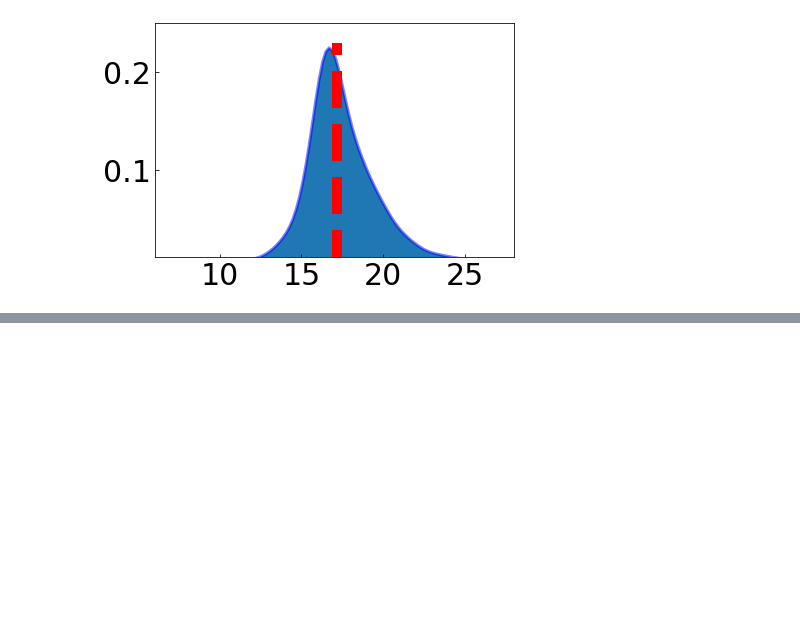
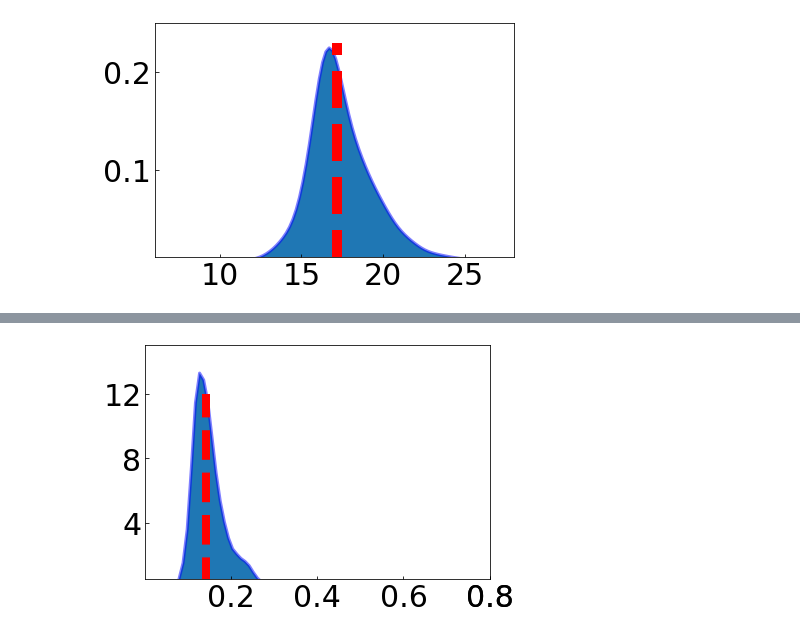
Before and after one commit to SpandanCh/H-MM1_extended_subsonic, a Jupyter notebook: make_figures.ipynb, the cells around one changed output, grey strips where cells are left out. Saved outputs shown, nothing was run; the diff lists cells and outputs as text; code cells hidden in the pictures; blank space fills up the shorter version.

```diff
--- a/make_figures.ipynb
+++ b/make_figures.ipynb
@@ -999,0 +1068,34 @@ fig.savefig(figs_dir + 'kde_distri_tk_broad.pdf')
+# %%
+x_grid = np.linspace(0.05, 1, 100)
+# %%
+kde_sig_narrow = gaussian_kde(sig_narrow_repr[np.isfinite(sig_narrow_repr)])
+kde_sig_broad = gaussian_kde(sig_broad_repr[np.isfinite(sig_broad_repr)])
+
+
+pdf_sig_narrow = kde_sig_narrow.evaluate(x_grid)
+pdf_sig_broad = kde_sig_broad.evaluate(x_grid)
+
+# eh = kde_w_weight(x_grid)
+# %%
+fig, ax = plt.subplots()
+
+ax.tick_params(axis='both', which='major', labelsize=30)
+
+
+ax.plot(x_grid, pdf_sig_narrow, color='blue', alpha=0.5, lw=3)
+ax.fill_between(x_grid, pdf_sig_narrow)
+
+ax.vlines(np.nanmedian(sig_narrow_repr), ymin=0, ymax=12, colors='r', linestyles='dashed', linewidth=8)
+
+ax.set_ylim(0.5, 15)
+
+ax.set_yticks([4, 8, 12])
+ax.set_xticks([0.2, 0.4, 0.6, 0.8, 0.8, 1])
+
+plt.xlim(0, 0.8)
+
+plt.tight_layout()
+
+fig.savefig(figs_dir + 'kde_distri_sig_narrow.pdf')
+# %% [output]
+[figure, added]
```
Also changed, not shown: parts of 9 cells of this notebook, 6 other files.
